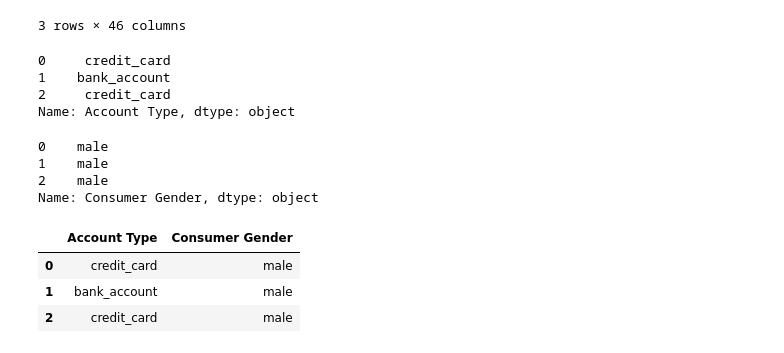
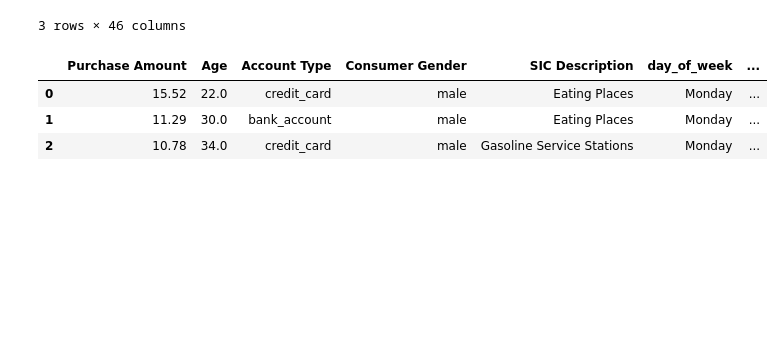
Before and after one commit to rui-zhang-ocean/Predict_Transactions, a Jupyter notebook: build_synthesizer.ipynb, the cells around one changed output. Drawn from its saved outputs; the diff is of its cells as text; code cells hidden in the pictures; blank space fills up the shorter version.

Commit message:
wrap up function to reverse dummy variable with given column name

```diff
--- a/build_synthesizer.ipynb
+++ b/build_synthesizer.ipynb
@@ -289,34 +289,32 @@ Index(['Purchase Amount', 'Age', 'Account Type_bank_account',
 | 1 | 11.29 | 30.0 | 1.0 | 0.0 | 0.0 | ... |
 | 2 | 10.78 | 34.0 | 0.0 | 1.0 | 0.0 | ... |
 3 rows × 46 columns
-# %%
-tmp = df_sample.iloc[:, 2:4]
-df_ac = pd.Series(tmp.columns[np.where(tmp!=0)[1]], name = 'Account Type')
-df_ac = df_ac.map(lambda x: x.replace('Account Type_',''))
-df_ac.head()
-# %% [output]
-0     credit_card
-1    bank_account
-2     credit_card
-Name: Account Type, dtype: object
-# %%
-tmp = df_sample.iloc[:, 4:6]
-df_ge = pd.Series(tmp.columns[np.where(tmp!=0)[1]], name = 'Consumer Gender')
-df_ge = df_ge.map(lambda x: x.replace('Consumer Gender_',''))
-df_ge.head()
-# %% [output]
-0    male
-1    male
-2    male
-Name: Consumer Gender, dtype: object
+# %%
+# return series of dummy variables with given column name
+def reverse_dummy(df, col_name):
+    # get index of columns that starts with col_name, for example, Gender_male, Gender_female for col_name = `Gender`
+    idx = [i for i, s in enumerate(list(df.columns)) if col_name in s]
+    tmp = df.iloc[:,idx]
+    # convert selected dataframe to series
+    df_output = pd.Series(tmp.columns[np.where(tmp!=0)[1]], name = col_name)
+    # remove strings with col_name plus underscore
+    df_output = df_output.map(lambda x: x.replace(col_name + '_',''))
+    return df_output
+# %%
+df_num = df_sample.iloc[:,[0,1]]
+df_account = reverse_dummy(df_sample,'Account Type')
+df_gender = reverse_dummy(df_sample,'Consumer Gender')
+df_SIC = reverse_dummy(df_sample,'SIC Description')
+df_dw = reverse_dummy(df_sample,'day_of_week')
+df_pm = reverse_dummy(df_sample,'period_of_month')
 # %%
-test = pd.concat([df_ac,df_ge], axis=1)
-test.head()
+df_reverse = pd.concat([df_num,df_account,df_gender,df_SIC,df_dw,df_pm], axis=1)
+df_reverse.head()
 # %% [output]
-|  | Account Type | Consumer Gender |
-| 0 | credit_card | male |
-| 1 | bank_account | male |
-| 2 | credit_card | male |
+|  | Purchase Amount | Age | Account Type | Consumer Gender | SIC Description | day_of_week | ... |
+| 0 | 15.52 | 22.0 | credit_card | male | Eating Places | Monday | ... |
+| 1 | 11.29 | 30.0 | bank_account | male | Eating Places | Monday | ... |
+| 2 | 10.78 | 34.0 | credit_card | male | Gasoline Service Stations | Monday | ... |
 # %%
 # function to convert day_of_week and period_of_month back to Date, given a year and a month
 # year = 2019; month = 7; day_of_week = 'Monday'; period_of_month = 'start'
```
Also changed, not shown: parts of 2 cells of this notebook.
